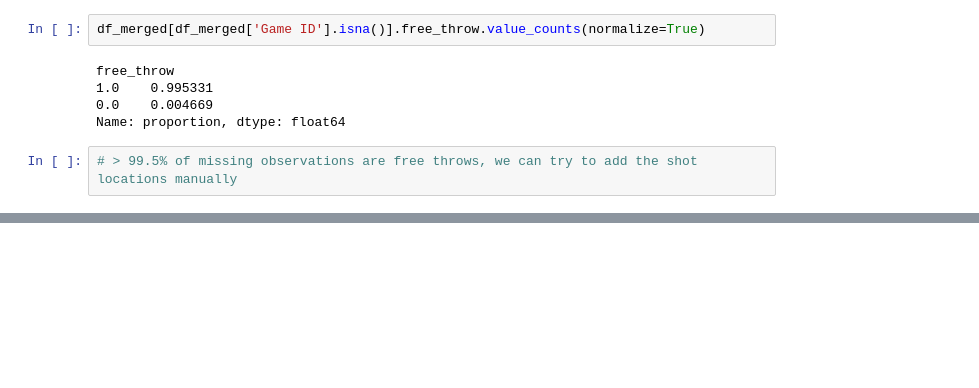
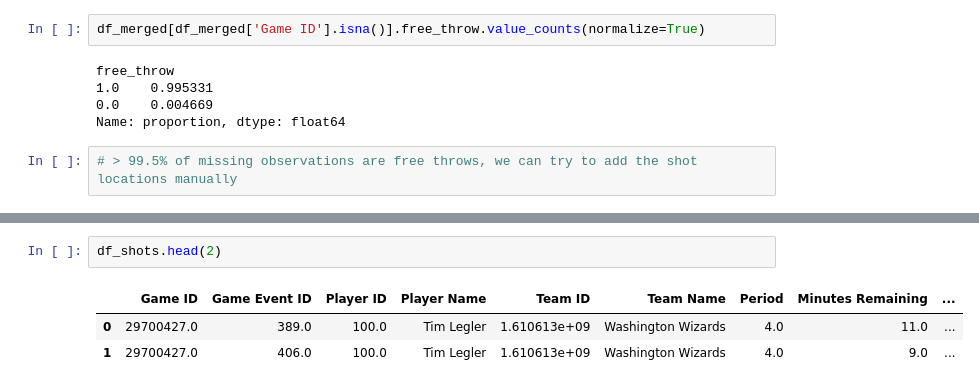
Before and after one commit to DataScientest-Studio/fev24_cds_nba1, a Jupyter notebook: notebooks/3.0-merge_datasets.ipynb, the cells around one changed output, grey strips where cells are left out. Cells and saved outputs as stored; diff of their text form; blank space fills up the shorter version.

```diff
--- a/notebooks/3.0-merge_datasets.ipynb
+++ b/notebooks/3.0-merge_datasets.ipynb
@@ -56,0 +104,6 @@ Name: proportion, dtype: float64
+# %%
+df_shots.head(2)
+# %% [output]
+|  | Game ID | Game Event ID | Player ID | Player Name | Team ID | Team Name | Period | Minutes Remaining | ... |
+| 0 | 29700427.0 | 389.0 | 100.0 | Tim Legler | 1.610613e+09 | Washington Wizards | 4.0 | 11.0 | ... |
+| 1 | 29700427.0 | 406.0 | 100.0 | Tim Legler | 1.610613e+09 | Washington Wizards | 4.0 | 9.0 | ... |
```
Also changed, not shown: parts of 12 cells of this notebook.
